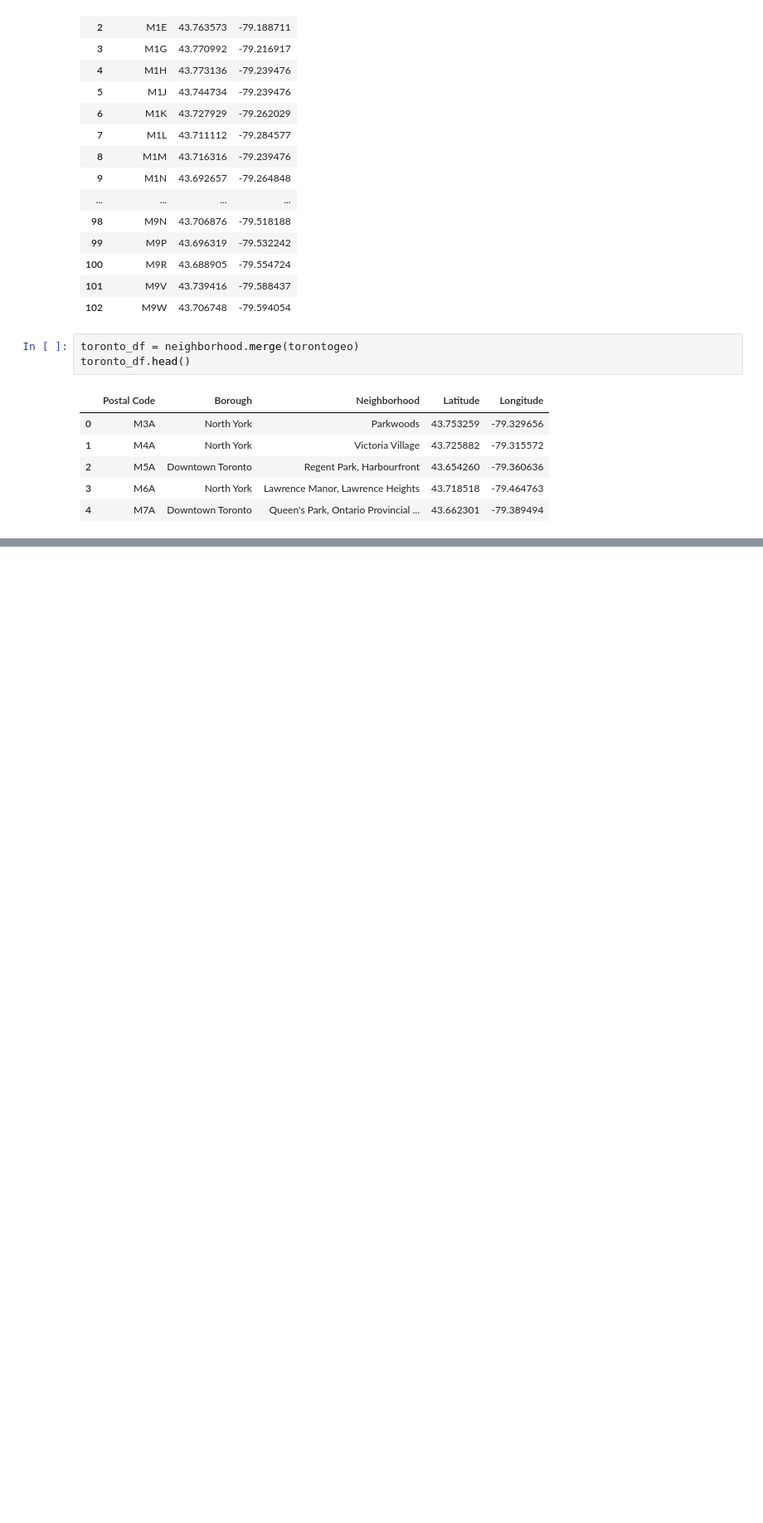
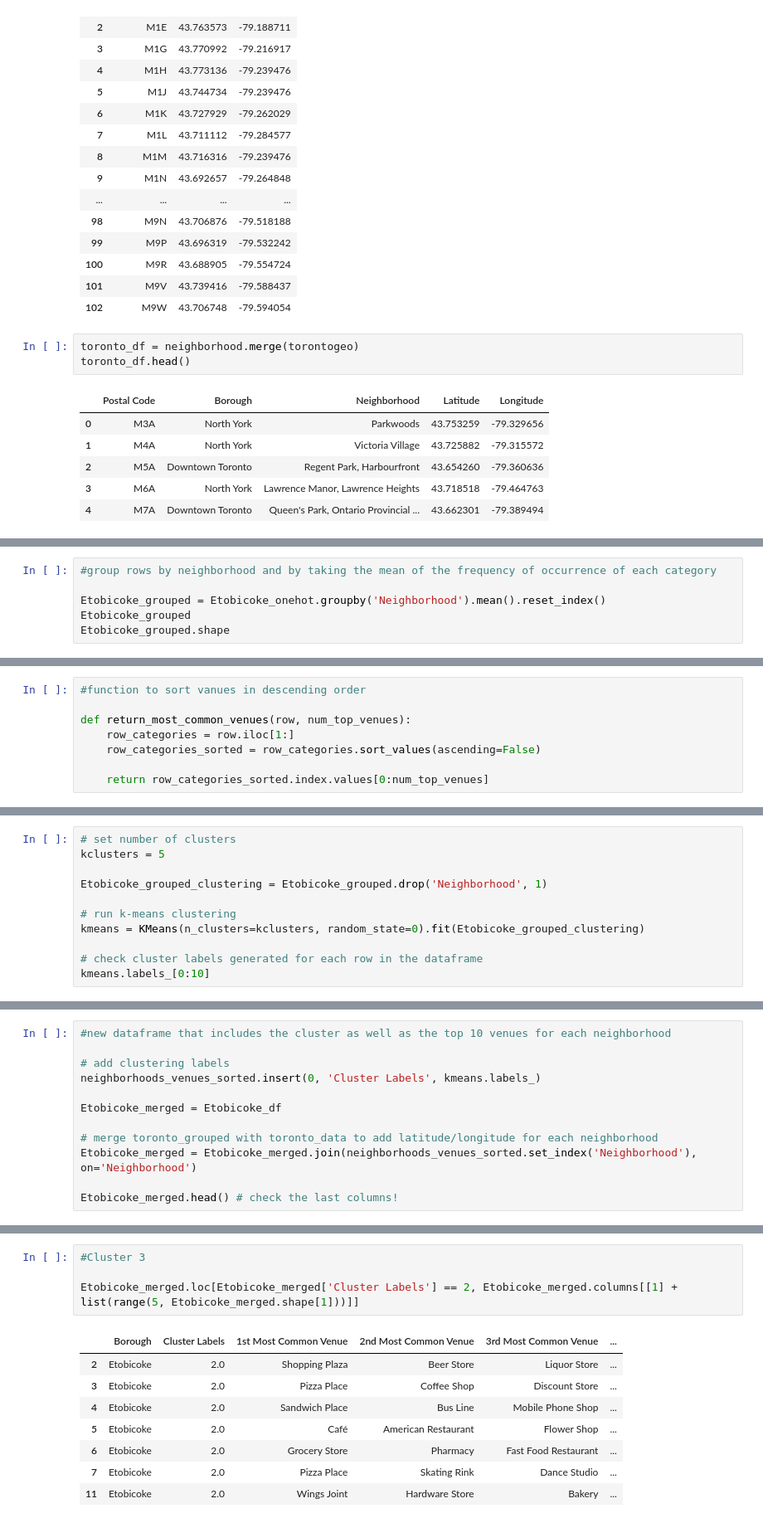
Before and after one commit to StefaniaOresta/Coursera_Capstone, a Jupyter notebook: Create new Toronto Dataframe.ipynb, the cells around one changed output, grey strips where cells are left out. Shown at 83% size. Cells and saved outputs as stored; diff of their text form; blank space fills up the shorter version.

Commit message:
Published from Watson Studio.

```diff
--- a/Create new Toronto Dataframe.ipynb
+++ b/Create new Toronto Dataframe.ipynb
@@ -145,0 +351,6 @@ toronto_df.head()
+# %%
+#group rows by neighborhood and by taking the mean of the frequency of occurrence of each category
+
+Etobicoke_grouped = Etobicoke_onehot.groupby('Neighborhood').mean().reset_index()
+Etobicoke_grouped
+Etobicoke_grouped.shape
@@ -145,0 +391,8 @@ toronto_df.head()
+# %%
+#function to sort vanues in descending order
+
+def return_most_common_venues(row, num_top_venues):
+    row_categories = row.iloc[1:]
+    row_categories_sorted = row_categories.sort_values(ascending=False)
+
+    return row_categories_sorted.index.values[0:num_top_venues]
@@ -145,0 +431,11 @@ toronto_df.head()
+# %%
+# set number of clusters
+kclusters = 5
+
+Etobicoke_grouped_clustering = Etobicoke_grouped.drop('Neighborhood', 1)
+
+# run k-means clustering
+kmeans = KMeans(n_clusters=kclusters, random_state=0).fit(Etobicoke_grouped_clustering)
+
+# check cluster labels generated for each row in the dataframe
+kmeans.labels_[0:10]
@@ -145,0 +444,12 @@ toronto_df.head()
+# %%
+#new dataframe that includes the cluster as well as the top 10 venues for each neighborhood
+
+# add clustering labels
+neighborhoods_venues_sorted.insert(0, 'Cluster Labels', kmeans.labels_)
+
+Etobicoke_merged = Etobicoke_df
+
+# merge toronto_grouped with toronto_data to add latitude/longitude for each neighborhood
+Etobicoke_merged = Etobicoke_merged.join(neighborhoods_venues_sorted.set_index('Neighborhood'), on='Neighborhood')
+
+Etobicoke_merged.head() # check the last columns!
@@ -145,0 +506,13 @@ toronto_df.head()
+# %%
+#Cluster 3
+
+Etobicoke_merged.loc[Etobicoke_merged['Cluster Labels'] == 2, Etobicoke_merged.columns[[1] + list(range(5, Etobicoke_merged.shape[1]))]]
+# %% [output]
+|  | Borough | Cluster Labels | 1st Most Common Venue | 2nd Most Common Venue | 3rd Most Common Venue | ... |
+| 2 | Etobicoke | 2.0 | Shopping Plaza | Beer Store | Liquor Store | ... |
+| 3 | Etobicoke | 2.0 | Pizza Place | Coffee Shop | Discount Store | ... |
+| 4 | Etobicoke | 2.0 | Sandwich Place | Bus Line | Mobile Phone Shop | ... |
+| 5 | Etobicoke | 2.0 | Café | American Restaurant | Flower Shop | ... |
+| 6 | Etobicoke | 2.0 | Grocery Store | Pharmacy | Fast Food Restaurant | ... |
+| 7 | Etobicoke | 2.0 | Pizza Place | Skating Rink | Dance Studio | ... |
+| 11 | Etobicoke | 2.0 | Wings Joint | Hardware Store | Bakery | ... |
```
Also changed, not shown: parts of 33 cells of this notebook.
